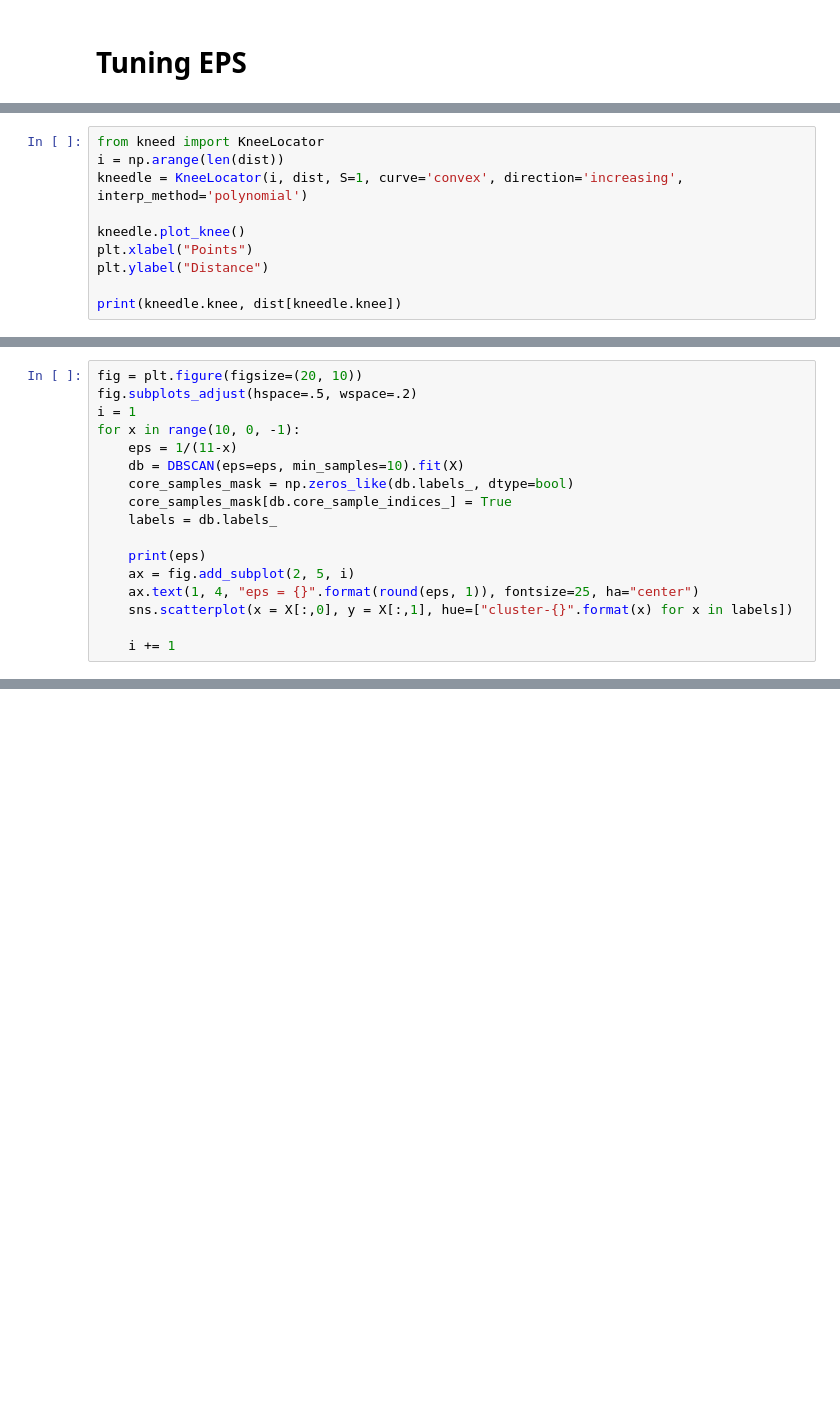
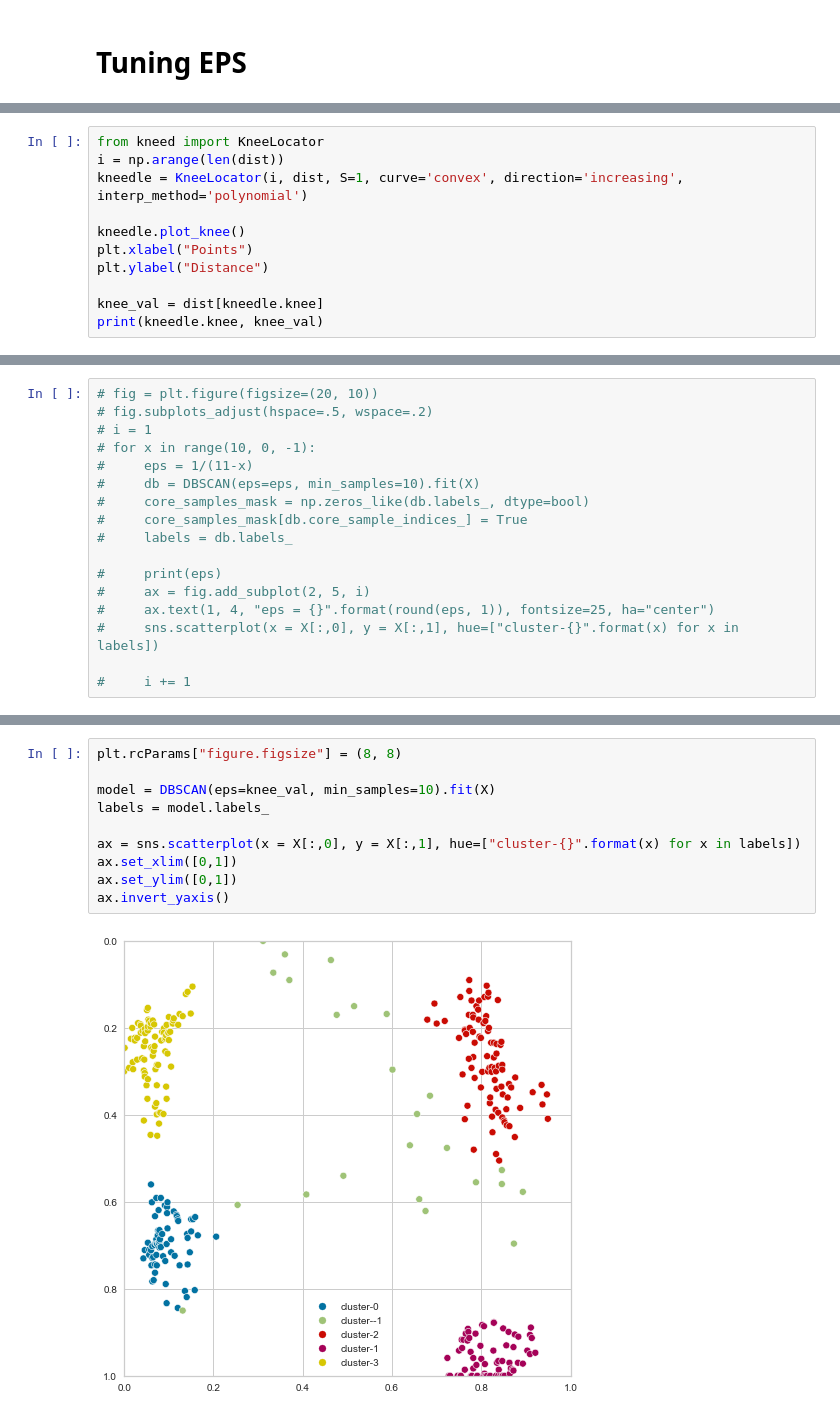
Before and after one commit to arnab-api/AttentionChecker--Student, a Jupyter notebook: Simulations/DBMean_check.ipynb, the cells around one changed output, grey strips where cells are left out. Drawn from its saved outputs; the diff is of its cells as text; blank space fills up the shorter version.

```diff
--- a/Simulations/DBMean_check.ipynb
+++ b/Simulations/DBMean_check.ipynb
@@ -106,5 +165,6 @@ kneedle.plot_knee()
 plt.xlabel("Points")
 plt.ylabel("Distance")
 
-print(kneedle.knee, dist[kneedle.knee])
+knee_val = dist[kneedle.knee]
+print(kneedle.knee, knee_val)
 # %% [output]
@@ -113,17 +173,17 @@ print(kneedle.knee, dist[kneedle.knee])
 # %%
-fig = plt.figure(figsize=(20, 10))
-fig.subplots_adjust(hspace=.5, wspace=.2)
-i = 1
-for x in range(10, 0, -1):
-    eps = 1/(11-x)
-    db = DBSCAN(eps=eps, min_samples=10).fit(X)
-    core_samples_mask = np.zeros_like(db.labels_, dtype=bool)
-    core_samples_mask[db.core_sample_indices_] = True
-    labels = db.labels_
+# fig = plt.figure(figsize=(20, 10))
+# fig.subplots_adjust(hspace=.5, wspace=.2)
+# i = 1
+# for x in range(10, 0, -1):
+#     eps = 1/(11-x)
+#     db = DBSCAN(eps=eps, min_samples=10).fit(X)
+#     core_samples_mask = np.zeros_like(db.labels_, dtype=bool)
+#     core_samples_mask[db.core_sample_indices_] = True
+#     labels = db.labels_
 
-    print(eps)
-    ax = fig.add_subplot(2, 5, i)
-    ax.text(1, 4, "eps = {}".format(round(eps, 1)), fontsize=25, ha="center")
-    sns.scatterplot(x = X[:,0], y = X[:,1], hue=["cluster-{}".format(x) for x in labels])
+#     print(eps)
+#     ax = fig.add_subplot(2, 5, i)
+#     ax.text(1, 4, "eps = {}".format(round(eps, 1)), fontsize=25, ha="center")
+#     sns.scatterplot(x = X[:,0], y = X[:,1], hue=["cluster-{}".format(x) for x in labels])
 
-    i += 1
+#     i += 1
@@ -129,0 +194,12 @@ for x in range(10, 0, -1):
+# %%
+plt.rcParams["figure.figsize"] = (8, 8)
+
+model = DBSCAN(eps=knee_val, min_samples=10).fit(X)
+labels = model.labels_
+
+ax = sns.scatterplot(x = X[:,0], y = X[:,1], hue=["cluster-{}".format(x) for x in labels])
+ax.set_xlim([0,1])
+ax.set_ylim([0,1])
+ax.invert_yaxis()
+# %% [output]
+[figure, added]
```
Also changed, not shown: parts of 25 cells of this notebook, 58 other files.
